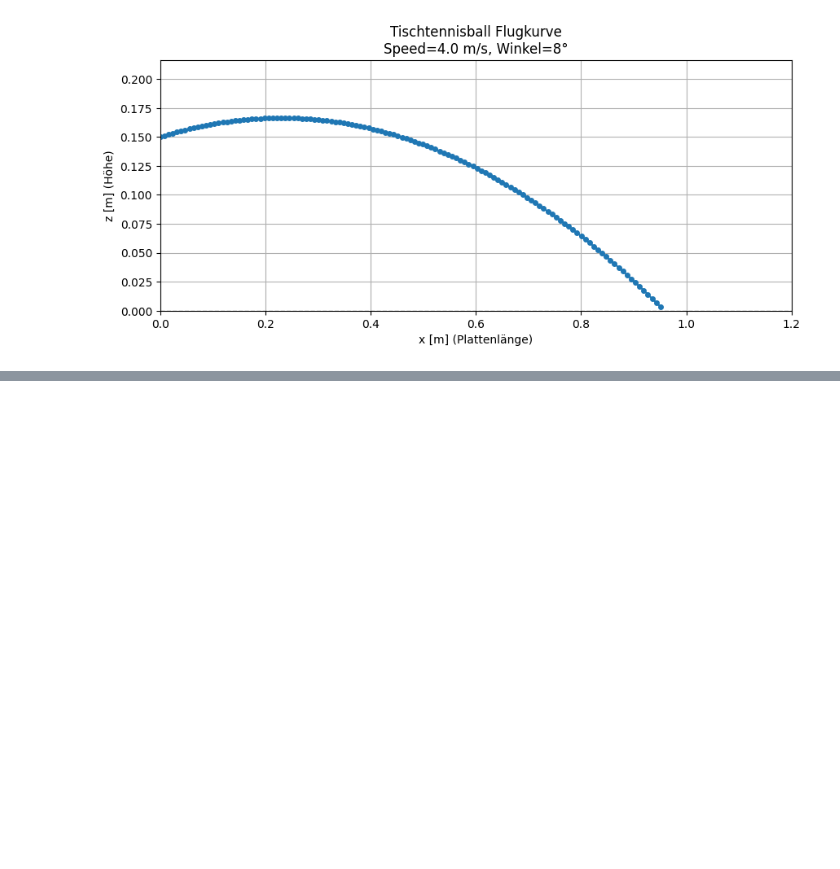
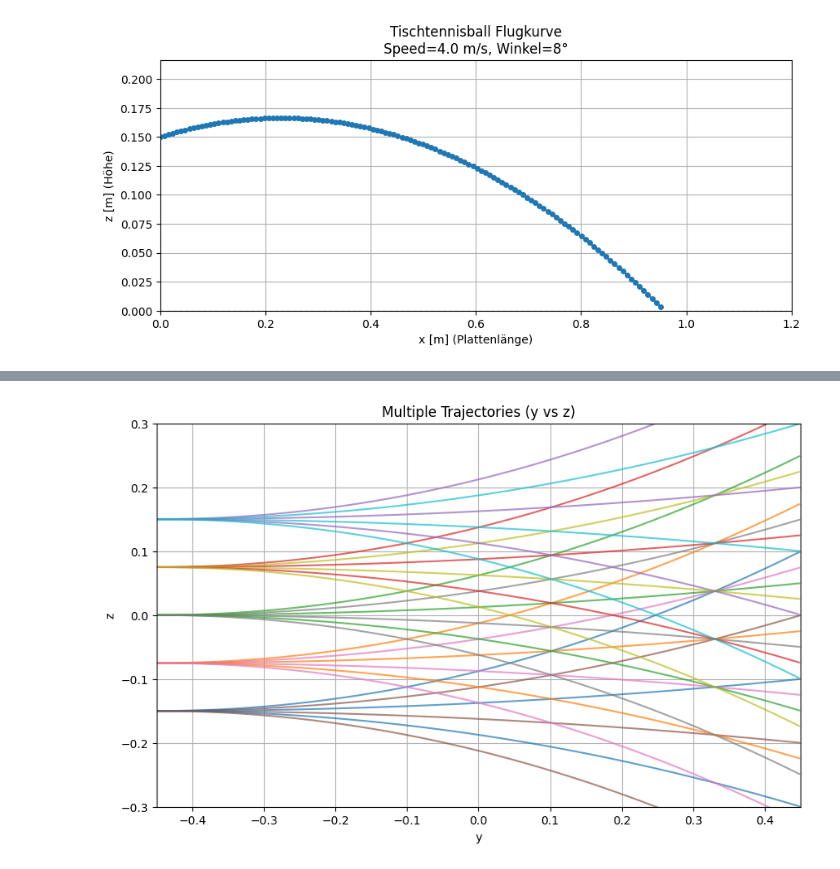
Before and after one commit to leviN1998/Master_Thesis, a Jupyter notebook: notebooks/4.0-lk-ball-trajectory.ipynb, the cells around one changed output, grey strips where cells are left out. Cells and saved outputs as stored; diff of their text form; code cells hidden in the pictures; blank space fills up the shorter version.

```diff
--- a/notebooks/4.0-lk-ball-trajectory.ipynb
+++ b/notebooks/4.0-lk-ball-trajectory.ipynb
@@ -61,0 +119,39 @@ plt.show()
+# %%
+frames = 500
+y_start = -0.45
+y_end = 0.45
+
+# Define ranges for gravity and starting z
+gravity_z_values = np.linspace(-10, 10, 6)  # 6 different gravities
+z_start_values = np.linspace(-0.15, 0.15, 5)  # 5 different starting positions
+
+plt.figure(figsize=(10, 6))
+
+# Loop through each combination of gravity and z_start
+for gravity_z in gravity_z_values:
+    gravity_z /= 10000  # scale as in original code
+
+    for z_start in z_start_values:
+        speed_y = np.abs(y_end - y_start) / frames
+        speed_z = 0
+        position = np.array([0.0, y_start, z_start])
+        positions = [position.copy()]
+
+        for i in range(frames - 1):
+            position[1] += speed_y
+            position[2] += speed_z
+            speed_z -= gravity_z / frames
+            positions.append(position.copy())
+
+        positions_arr = np.array(positions)
+        plt.plot(positions_arr[:, 1], positions_arr[:, 2], linestyle='-', alpha=0.7)
+
+plt.xlabel('y')
+plt.ylabel('z')
+plt.xlim(y_start, y_end)
+plt.ylim(-0.3, 0.3)
+plt.title('Multiple Trajectories (y vs z)')
+plt.grid(True)
+plt.show()
+# %% [output]
+[figure, added]
```
Also changed, not shown: parts of 12 cells of this notebook, 7 other files.
